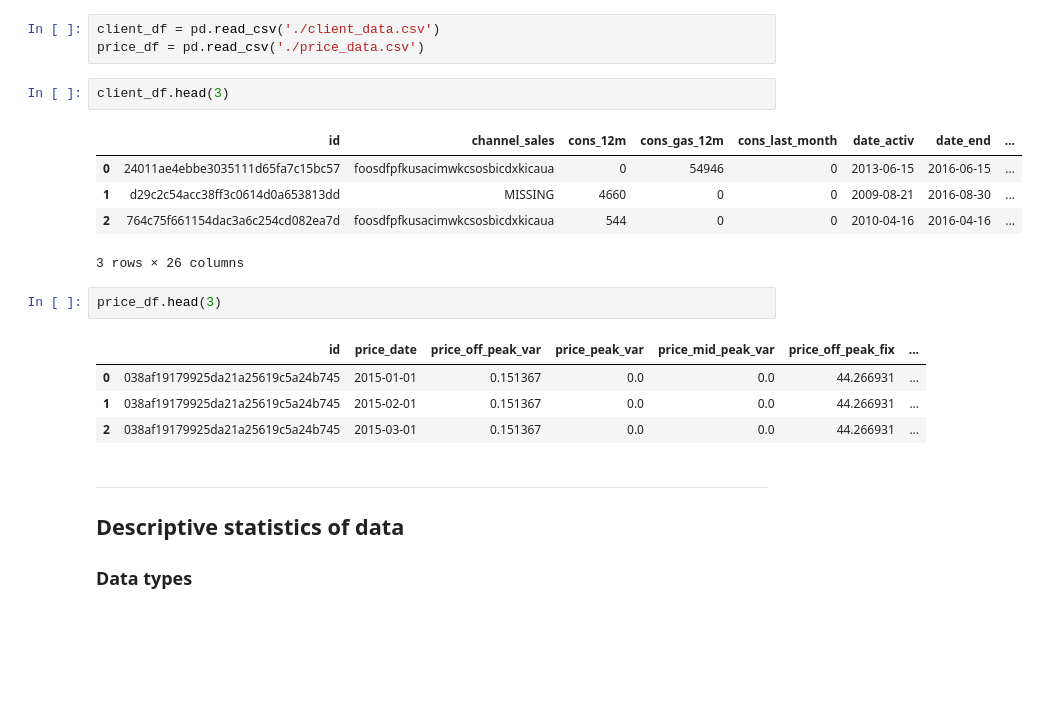
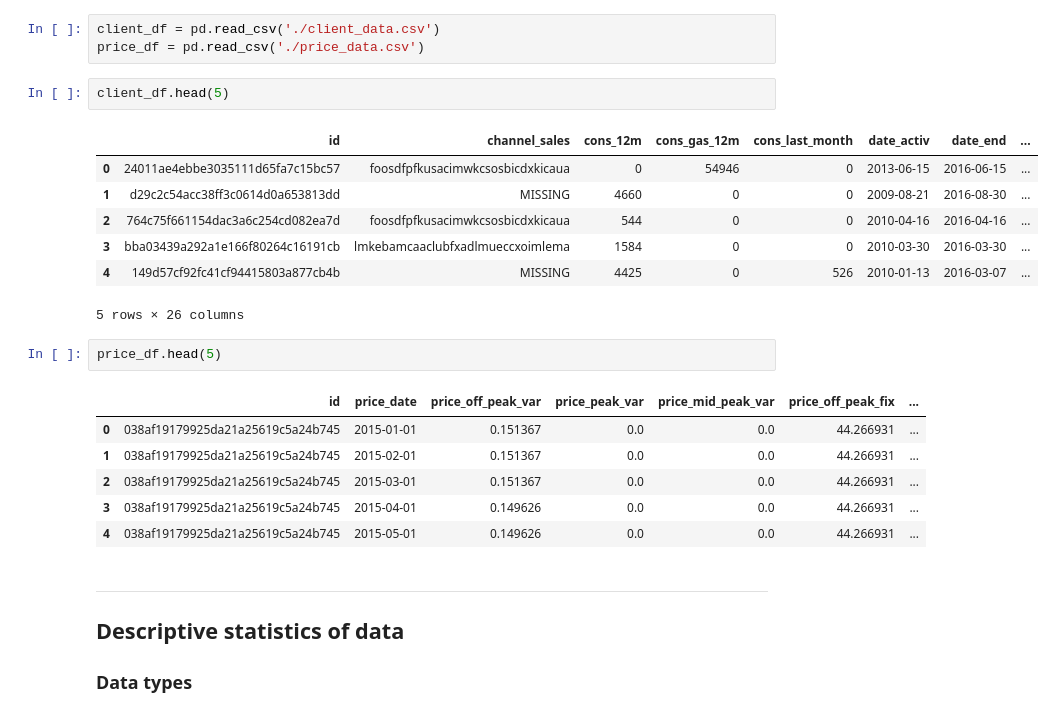
Before and after one commit to jvo024/bcg-forage-ds, a Jupyter notebook: eda_starter.ipynb, the cells around one changed output. Cells and saved outputs as stored; diff of their text form; blank space fills up the shorter version.

```diff
--- a/eda_starter.ipynb
+++ b/eda_starter.ipynb
@@ -20,20 +20,24 @@ sns.set(color_codes=True)
 client_df = pd.read_csv('./client_data.csv')
 price_df = pd.read_csv('./price_data.csv')
 # %%
-client_df.head(3)
+client_df.head(5)
 # %% [output]
 |  | id | channel_sales | cons_12m | cons_gas_12m | cons_last_month | date_activ | date_end | ... |
 | 0 | 24011ae4ebbe3035111d65fa7c15bc57 | foosdfpfkusacimwkcsosbicdxkicaua | 0 | 54946 | 0 | 2013-06-15 | 2016-06-15 | ... |
 | 1 | d29c2c54acc38ff3c0614d0a653813dd | MISSING | 4660 | 0 | 0 | 2009-08-21 | 2016-08-30 | ... |
 | 2 | 764c75f661154dac3a6c254cd082ea7d | foosdfpfkusacimwkcsosbicdxkicaua | 544 | 0 | 0 | 2010-04-16 | 2016-04-16 | ... |
+| 3 | bba03439a292a1e166f80264c16191cb | lmkebamcaaclubfxadlmueccxoimlema | 1584 | 0 | 0 | 2010-03-30 | 2016-03-30 | ... |
+| 4 | 149d57cf92fc41cf94415803a877cb4b | MISSING | 4425 | 0 | 526 | 2010-01-13 | 2016-03-07 | ... |
-3 rows × 26 columns
+5 rows × 26 columns
 # %%
-price_df.head(3)
+price_df.head(5)
 # %% [output]
 |  | id | price_date | price_off_peak_var | price_peak_var | price_mid_peak_var | price_off_peak_fix | ... |
 | 0 | 038af19179925da21a25619c5a24b745 | 2015-01-01 | 0.151367 | 0.0 | 0.0 | 44.266931 | ... |
 | 1 | 038af19179925da21a25619c5a24b745 | 2015-02-01 | 0.151367 | 0.0 | 0.0 | 44.266931 | ... |
 | 2 | 038af19179925da21a25619c5a24b745 | 2015-03-01 | 0.151367 | 0.0 | 0.0 | 44.266931 | ... |
+| 3 | 038af19179925da21a25619c5a24b745 | 2015-04-01 | 0.149626 | 0.0 | 0.0 | 44.266931 | ... |
+| 4 | 038af19179925da21a25619c5a24b745 | 2015-05-01 | 0.149626 | 0.0 | 0.0 | 44.266931 | ... |
 # %% [markdown]
 ---
 
```
Also changed, not shown: parts of 6 cells of this notebook.
